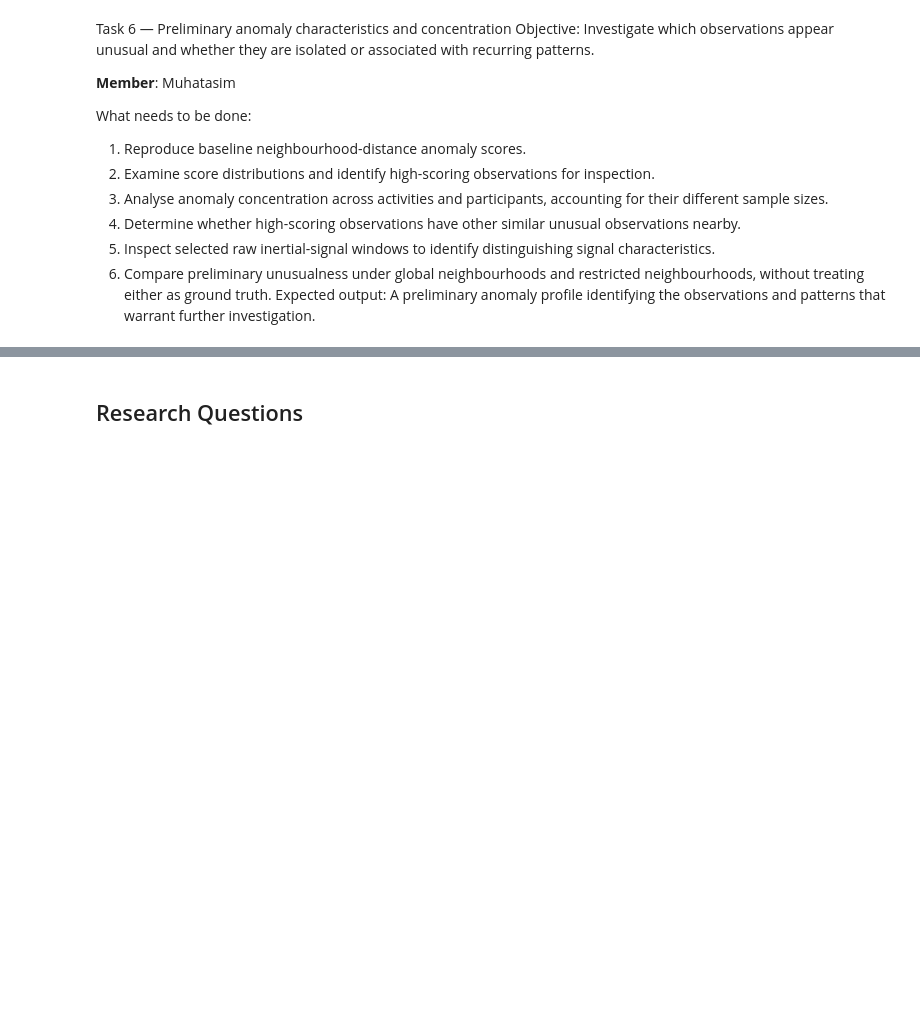
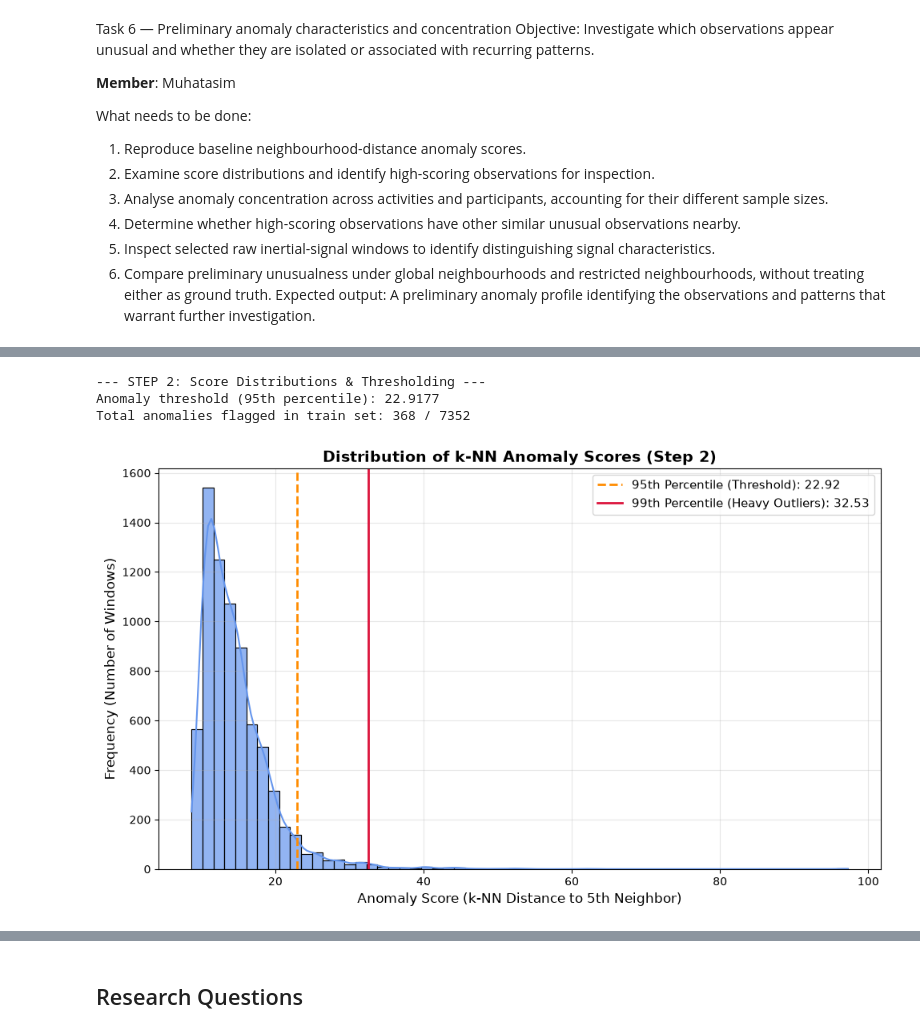
Before and after one commit to MuhatasimIntisar/UCI-HAR-Dataset-Data-Mining-Project-Group-4, a Jupyter notebook: DSA8003_Group_4_Analysis.ipynb, the cells around one changed output, grey strips where cells are left out. Drawn from its saved outputs; the diff is of its cells as text; code cells hidden in the pictures; blank space fills up the shorter version.

```diff
--- a/DSA8003_Group_4_Analysis.ipynb
+++ b/DSA8003_Group_4_Analysis.ipynb
@@ -305,0 +371,52 @@ Expected output: A preliminary anomaly profile identifying the observations and
+# %%
+print("--- STEP 2: Score Distributions & Thresholding ---")
+
+# Combine training metadata with their anomaly scores
+train_anomaly_df = meta_train.copy()
+train_anomaly_df['anomaly_score'] = train_anomaly_scores
+
+# Define a threshold (e.g., 95th percentile of the training scores)
+threshold = np.percentile(train_anomaly_df['anomaly_score'], 95)
+train_anomaly_df['is_anomaly'] = train_anomaly_df['anomaly_score'] > threshold
+
+print(f"Anomaly threshold (95th percentile): {threshold:.4f}")
+print(f"Total anomalies flagged in train set: {train_anomaly_df['is_anomaly'].sum()} / {len(train_anomaly_df)}")
+# %% [output]
+--- STEP 2: Score Distributions & Thresholding ---
+Anomaly threshold (95th percentile): 22.9177
+Total anomalies flagged in train set: 368 / 7352
+# %%
+import matplotlib.pyplot as plt
+import seaborn as sns
+import numpy as np
+
+# 1. Calculate common percentile thresholds (e.g., 95th and 99th)
+p95 = np.percentile(train_anomaly_df['anomaly_score'], 95)
+p99 = np.percentile(train_anomaly_df['anomaly_score'], 99)
+
+# 2. Plot the distribution histogram and KDE curve
+plt.figure(figsize=(10, 6))
+
+sns.histplot(
+    train_anomaly_df['anomaly_score'],
+    bins=60,
+    kde=True,
+    color='cornflowerblue',
+    edgecolor='black',
+    alpha=0.7
+)
+
+# 3. Draw threshold lines
+plt.axvline(p95, color='darkorange', linestyle='--', linewidth=2, label=f'95th Percentile (Threshold): {p95:.2f}')
+plt.axvline(p99, color='crimson', linestyle='-', linewidth=2, label=f'99th Percentile (Heavy Outliers): {p99:.2f}')
+
+plt.title('Distribution of k-NN Anomaly Scores (Step 2)', fontsize=14, fontweight='bold')
+plt.xlabel('Anomaly Score (k-NN Distance to 5th Neighbor)', fontsize=12)
+plt.ylabel('Frequency (Number of Windows)', fontsize=12)
+plt.legend(fontsize=11)
+plt.grid(True, alpha=0.3)
+
+plt.tight_layout()
+plt.show()
+# %% [output]
+[figure, added]
```
Also changed, not shown: parts of 13 cells of this notebook.
